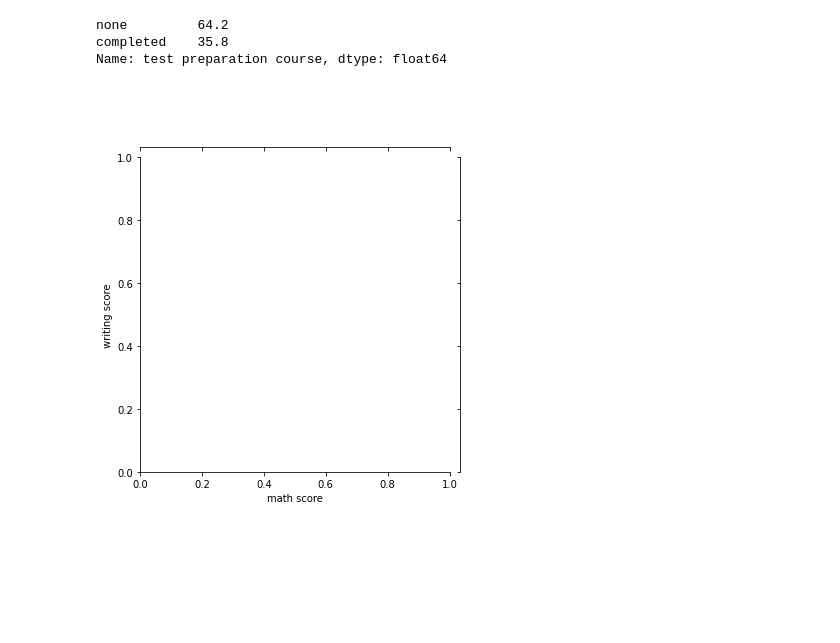
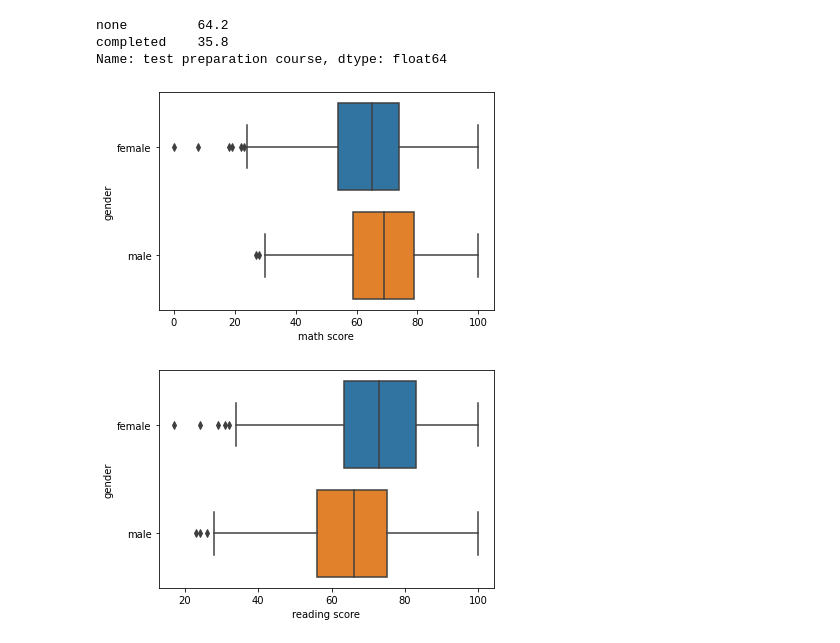
Before and after one commit to JardelSilva-86/Python-para-An-lise-de-Dados, a Jupyter notebook: Projeto_Educação.ipynb, the cells around one changed output. Cells and saved outputs as stored; diff of their text form; code cells hidden in the pictures; blank space fills up the shorter version.

```diff
--- a/Projeto_Educação.ipynb
+++ b/Projeto_Educação.ipynb
@@ -128,6 +128,10 @@ none         64.2
 completed    35.8
 Name: test preparation course, dtype: float64
 # %%
-sns.JointGrid( x='math score', y='writing score', data=base_dados );
+sns.boxplot( data=base_dados, x='math score', y='gender');
 # %% [output]
-[figure, old version]
+[figure, new version]
+# %%
+sns.boxplot( data=base_dados, x='reading score', y='gender' );
+# %% [output]
+[figure, added]
```
Also changed, not shown: parts of 1 cell of this notebook.
